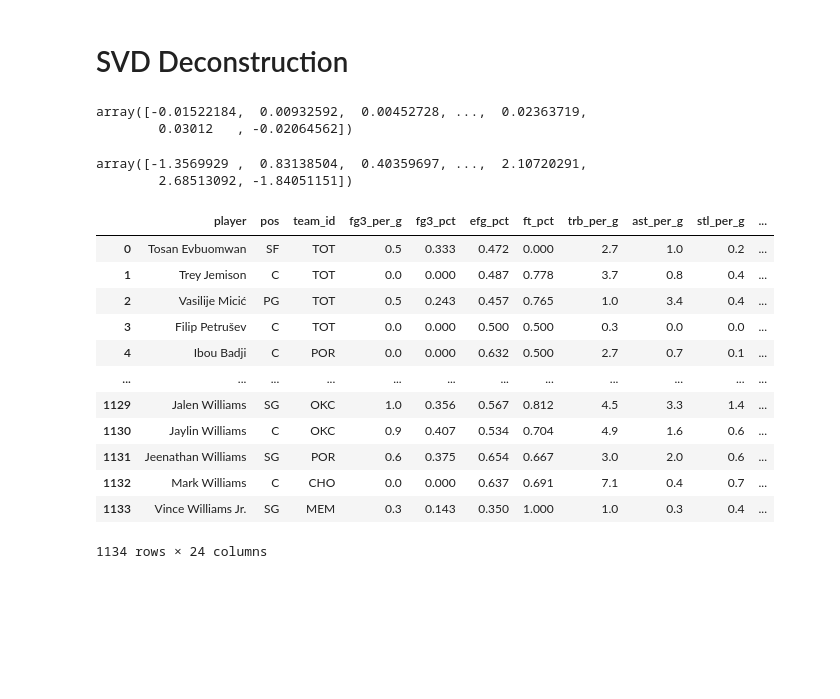
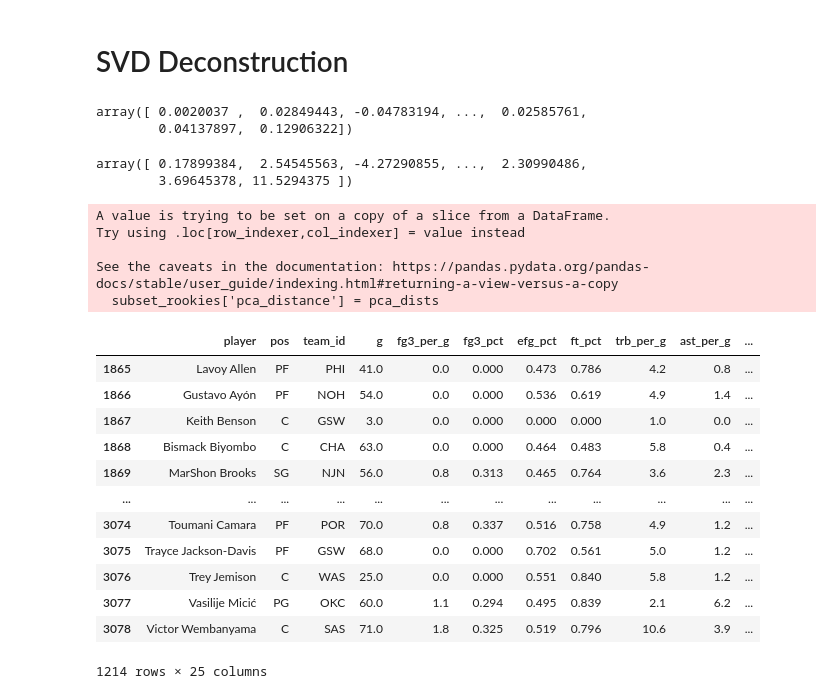
Before and after one commit to brianfdo/NBA-Player-Analysis, a Jupyter notebook: normalize_pca_feature.ipynb, the cells around one changed output. Cells and saved outputs as stored; diff of their text form; code cells hidden in the pictures; blank space fills up the shorter version.

```diff
--- a/normalize_pca_feature.ipynb
+++ b/normalize_pca_feature.ipynb
@@ -14,12 +10,15 @@ ModuleNotFoundError: No module named 'matplotlib'
 # %%
 dropped_features = ['fg3a_per_g', 'mp_per_g', 'ast_pct', 'fta_per_g', 'fg2a_per_g',
                     'fg3a_per_g', 'fg_per_g', 'orb_pct', 'drb_pct', 'blk_pct', 'drb_per_g',
-                    'fga_per_g', 'g', 'trb_pct', 'ws_per_48', 'stl_pct', 'obpm', 'dbpm', 'usg_pct',
+                    'fga_per_g', 'trb_pct', 'ws_per_48', 'stl_pct', 'obpm', 'dbpm', 'usg_pct',
                     'age', 'ts_pct', 'dws', 'bpm', 'fg_pct', 'fg2_pct', 'ft_per_g',
                     'orb_per_g', 'tov_pct', 'fg3a_per_fga_pct', 'fg2_per_g', 'gs', 'ws', 'fta_per_fga_pct']
 # %%
-data = pd.read_csv('data/rookie_data_3_28_2024.csv')
+#get data and filter from 2012 forward, we only have award share data from 2012
+data = pd.read_csv('data/rookie_full_total_seasons.csv')
 data = data.drop(columns=['Unnamed: 0'])
 rookies = data.fillna(0.0)
 rookies = rookies.drop(columns=dropped_features)
-pca_prep = rookies.drop(columns=['player', 'team_id', 'pos', 'svm_distance', 'first', 'share'])
+subset_rookies = rookies[rookies['season'] >= 2012]
+pca_prep = subset_rookies.drop(columns=['player', 'team_id', 'pos', 'svm_distance', 'first', 'share'])
+subset_rookies.columns
@@ -50,9 +58,12 @@ pca = PCA(n_components=2)
 scaler = StandardScaler()
 pca_prep = scaler.fit_transform(pca_prep)
 pca_data = pca.fit_transform(pca_prep)
-name_list = [player if pca_data[:,0][i] > 8 else " " for i, player in enumerate(rookies['player'])]
+name_list = [player if (pca_data[:,0][i] > 8) or (pca_data[:,1][i] > 8) else " " for i, player in enumerate(subset_rookies['player'])]
 # %%
 plt.scatter(pca_data[:, 0], pca_data[:, 1], c=roty_target)
 for i, txt in enumerate(name_list):
-    plt.annotate(txt, (pca_data[:, 0][i], pca_data[:, 1][i]), fontsize=12)
+    plt.annotate(txt, (pca_data[:, 0][i], pca_data[:, 1][i]), fontsize=7)
+yellow_patch = mpatches.Patch(color='yellow', label='ROTY players')
+purple_patch = mpatches.Patch(color='purple', label='Non-ROTY players')
+plt.legend(handles=[yellow_patch, purple_patch], loc='upper right', fontsize=7)
 # %% [output]
@@ -66,13 +78,13 @@ U2 = pca_data[:,1] / sigma2
 # %%
 U1
 # %% [output]
-array([-0.01522184,  0.00932592,  0.00452728, ...,  0.02363719,
-        0.03012   , -0.02064562])
+array([ 0.0020037 ,  0.02849443, -0.04783194, ...,  0.02585761,
+        0.04137897,  0.12906322])
 # %%
 pca_data[:,0]
 # %% [output]
-array([-1.3569929 ,  0.83138504,  0.40359697, ...,  2.10720291,
-        2.68513092, -1.84051151])
+array([ 0.17899384,  2.54545563, -4.27290855, ...,  2.30990486,
+        3.69645378, 11.5294375 ])
 # %%
 pca_dists = []
 for i in range(len(pca_data)):
@@ -80,20 +92,25 @@ for i in range(len(pca_data)):
     dist = np.linalg.norm(vector)
     pca_dists.append(dist)
 # %%
-rookies['pca_distance'] = pca_dists
-rookies
+subset_rookies['pca_distance'] = pca_dists
+subset_rookies
 # %% [output]
+A value is trying to be set on a copy of a slice from a DataFrame.
+Try using .loc[row_indexer,col_indexer] = value instead
+
+See the caveats in the documentation: https://pandas.pydata.org/pandas-docs/stable/user_guide/indexing.html#returning-a-view-versus-a-copy
+  subset_rookies['pca_distance'] = pca_dists
-|  | player | pos | team_id | fg3_per_g | fg3_pct | efg_pct | ft_pct | trb_per_g | ast_per_g | stl_per_g | ... |
-| 0 | Tosan Evbuomwan | SF | TOT | 0.5 | 0.333 | 0.472 | 0.000 | 2.7 | 1.0 | 0.2 | ... |
-| 1 | Trey Jemison | C | TOT | 0.0 | 0.000 | 0.487 | 0.778 | 3.7 | 0.8 | 0.4 | ... |
-| 2 | Vasilije Micić | PG | TOT | 0.5 | 0.243 | 0.457 | 0.765 | 1.0 | 3.4 | 0.4 | ... |
-| 3 | Filip Petrušev | C | TOT | 0.0 | 0.000 | 0.500 | 0.500 | 0.3 | 0.0 | 0.0 | ... |
-| 4 | Ibou Badji | C | POR | 0.0 | 0.000 | 0.632 | 0.500 | 2.7 | 0.7 | 0.1 | ... |
+|  | player | pos | team_id | g | fg3_per_g | fg3_pct | efg_pct | ft_pct | trb_per_g | ast_per_g | ... |
+| 1865 | Lavoy Allen | PF | PHI | 41.0 | 0.0 | 0.000 | 0.473 | 0.786 | 4.2 | 0.8 | ... |
+| 1866 | Gustavo Ayón | PF | NOH | 54.0 | 0.0 | 0.000 | 0.536 | 0.619 | 4.9 | 1.4 | ... |
+| 1867 | Keith Benson | C | GSW | 3.0 | 0.0 | 0.000 | 0.000 | 0.000 | 1.0 | 0.0 | ... |
+| 1868 | Bismack Biyombo | C | CHA | 63.0 | 0.0 | 0.000 | 0.464 | 0.483 | 5.8 | 0.4 | ... |
+| 1869 | MarShon Brooks | SG | NJN | 56.0 | 0.8 | 0.313 | 0.465 | 0.764 | 3.6 | 2.3 | ... |
 | ... | ... | ... | ... | ... | ... | ... | ... | ... | ... | ... | ... |
-| 1129 | Jalen Williams | SG | OKC | 1.0 | 0.356 | 0.567 | 0.812 | 4.5 | 3.3 | 1.4 | ... |
-| 1130 | Jaylin Williams | C | OKC | 0.9 | 0.407 | 0.534 | 0.704 | 4.9 | 1.6 | 0.6 | ... |
-| 1131 | Jeenathan Williams | SG | POR | 0.6 | 0.375 | 0.654 | 0.667 | 3.0 | 2.0 | 0.6 | ... |
-| 1132 | Mark Williams | C | CHO | 0.0 | 0.000 | 0.637 | 0.691 | 7.1 | 0.4 | 0.7 | ... |
-| 1133 | Vince Williams Jr. | SG | MEM | 0.3 | 0.143 | 0.350 | 1.000 | 1.0 | 0.3 | 0.4 | ... |
+| 3074 | Toumani Camara | PF | POR | 70.0 | 0.8 | 0.337 | 0.516 | 0.758 | 4.9 | 1.2 | ... |
+| 3075 | Trayce Jackson-Davis | PF | GSW | 68.0 | 0.0 | 0.000 | 0.702 | 0.561 | 5.0 | 1.2 | ... |
+| 3076 | Trey Jemison | C | WAS | 25.0 | 0.0 | 0.000 | 0.551 | 0.840 | 5.8 | 1.2 | ... |
+| 3077 | Vasilije Micić | PG | OKC | 60.0 | 1.1 | 0.294 | 0.495 | 0.839 | 2.1 | 6.2 | ... |
+| 3078 | Victor Wembanyama | C | SAS | 71.0 | 1.8 | 0.325 | 0.519 | 0.796 | 10.6 | 3.9 | ... |
-1134 rows × 24 columns
+1214 rows × 25 columns
 # %%
```
Also changed, not shown: parts of 10 cells of this notebook.
